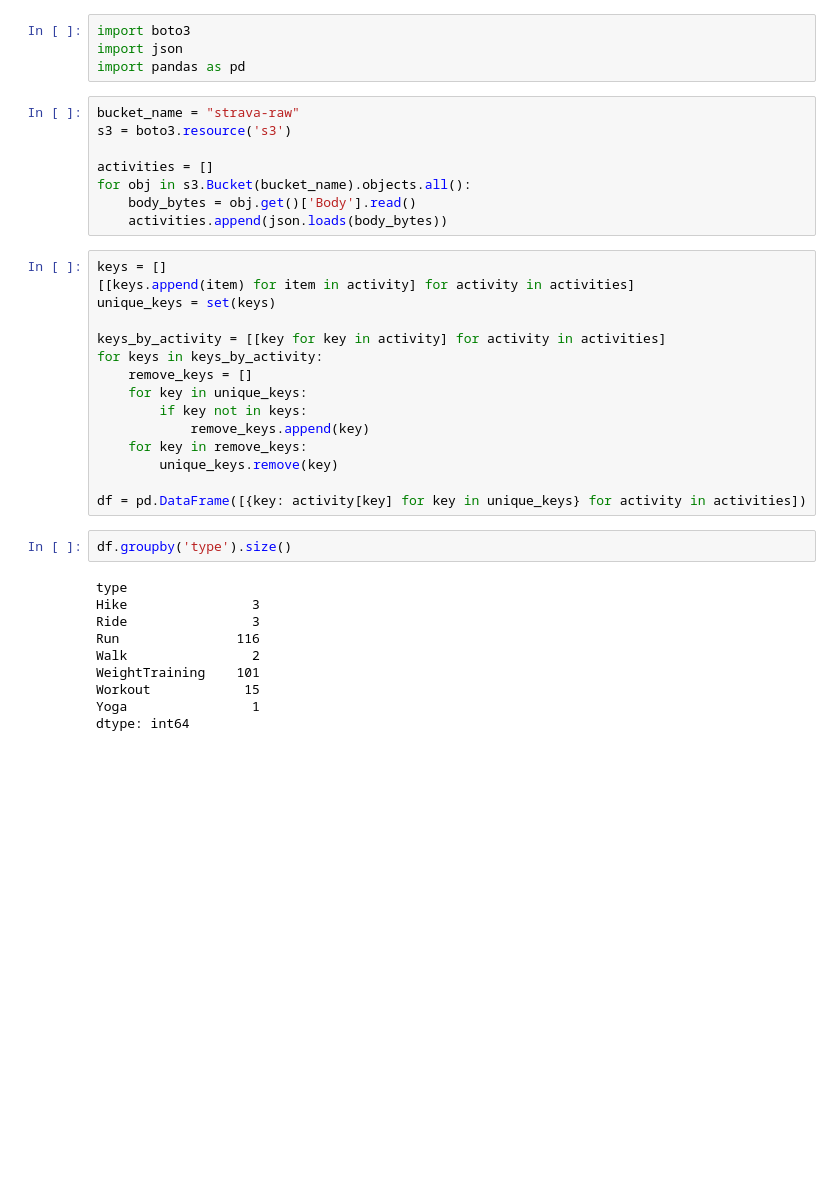
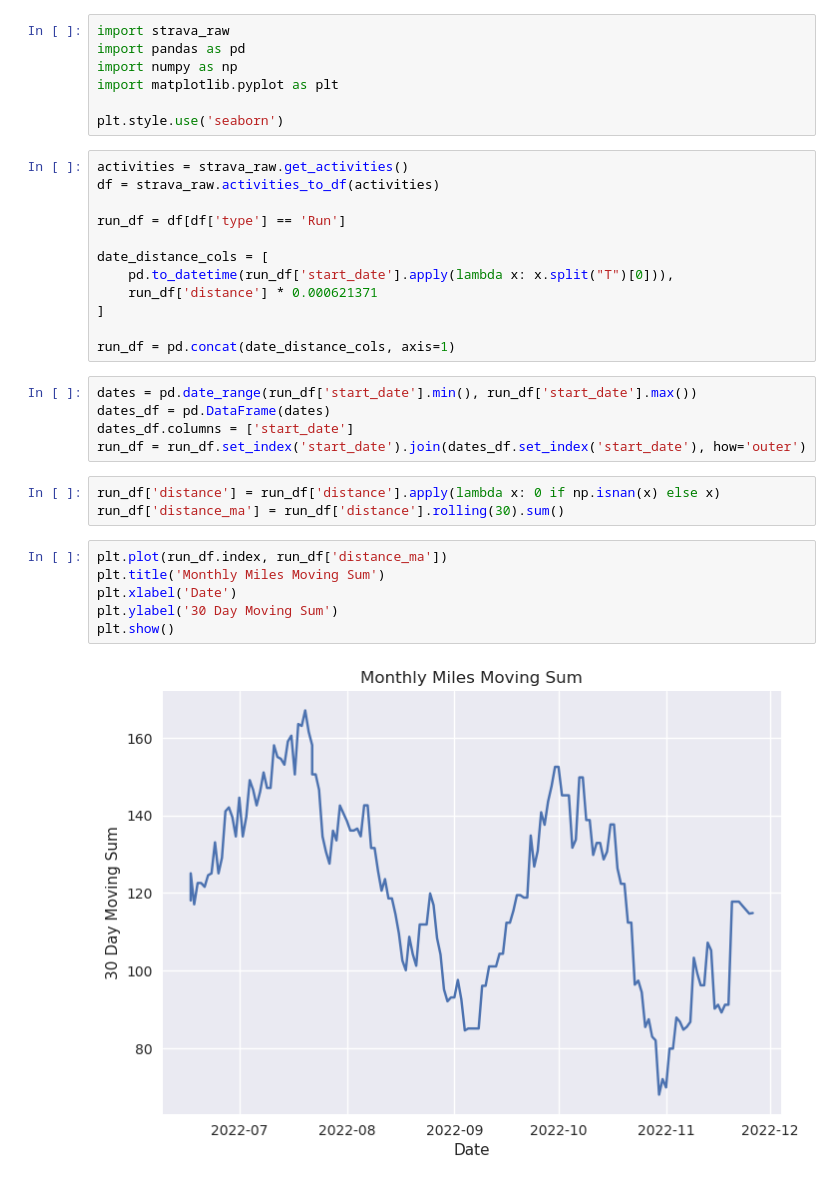
Before and after one commit to voynow/strava-dashboard-lambda, a Jupyter notebook: raw_groupby_type.ipynb, the cells around one changed output. Drawn from its saved outputs; the diff is of its cells as text; blank space fills up the shorter version.

```diff
--- a/raw_groupby_type.ipynb
+++ b/raw_groupby_type.ipynb
@@ -1,39 +1,35 @@
 # %%
-import boto3
-import json
+import strava_raw
 import pandas as pd
+import numpy as np
+import matplotlib.pyplot as plt
+
+plt.style.use('seaborn')
 # %%
-bucket_name = "strava-raw"
-s3 = boto3.resource('s3')
+activities = strava_raw.get_activities()
+df = strava_raw.activities_to_df(activities)
 
-activities = []
-for obj in s3.Bucket(bucket_name).objects.all():
-    body_bytes = obj.get()['Body'].read()
-    activities.append(json.loads(body_bytes))
+run_df = df[df['type'] == 'Run']
+
+date_distance_cols = [
+    pd.to_datetime(run_df['start_date'].apply(lambda x: x.split("T")[0])),
+    run_df['distance'] * 0.000621371
+]
+
+run_df = pd.concat(date_distance_cols, axis=1)
-# %%
-keys = []
-[[keys.append(item) for item in activity] for activity in activities]
-unique_keys = set(keys)
-
-keys_by_activity = [[key for key in activity] for activity in activities]
-for keys in keys_by_activity:
-    remove_keys = []
-    for key in unique_keys:
-        if key not in keys:
-            remove_keys.append(key)
-    for key in remove_keys:
-        unique_keys.remove(key)
-
-df = pd.DataFrame([{key: activity[key] for key in unique_keys} for activity in activities])
-# %%
-df.groupby('type').size()
-# %% [output]
-type
-Hike                3
-Ride                3
-Run               116
-Walk                2
-WeightTraining    101
-Workout            15
-Yoga                1
-dtype: int64
+# %%
+dates = pd.date_range(run_df['start_date'].min(), run_df['start_date'].max())
+dates_df = pd.DataFrame(dates)
+dates_df.columns = ['start_date']
+run_df = run_df.set_index('start_date').join(dates_df.set_index('start_date'), how='outer')
+# %%
+run_df['distance'] = run_df['distance'].apply(lambda x: 0 if np.isnan(x) else x)
+run_df['distance_ma'] = run_df['distance'].rolling(30).sum()
+# %%
+plt.plot(run_df.index, run_df['distance_ma'])
+plt.title('Monthly Miles Moving Sum')
+plt.xlabel('Date')
+plt.ylabel('30 Day Moving Sum')
+plt.show()
+# %% [output]
+[figure, added]
```
Also changed, not shown: 1 other file.
